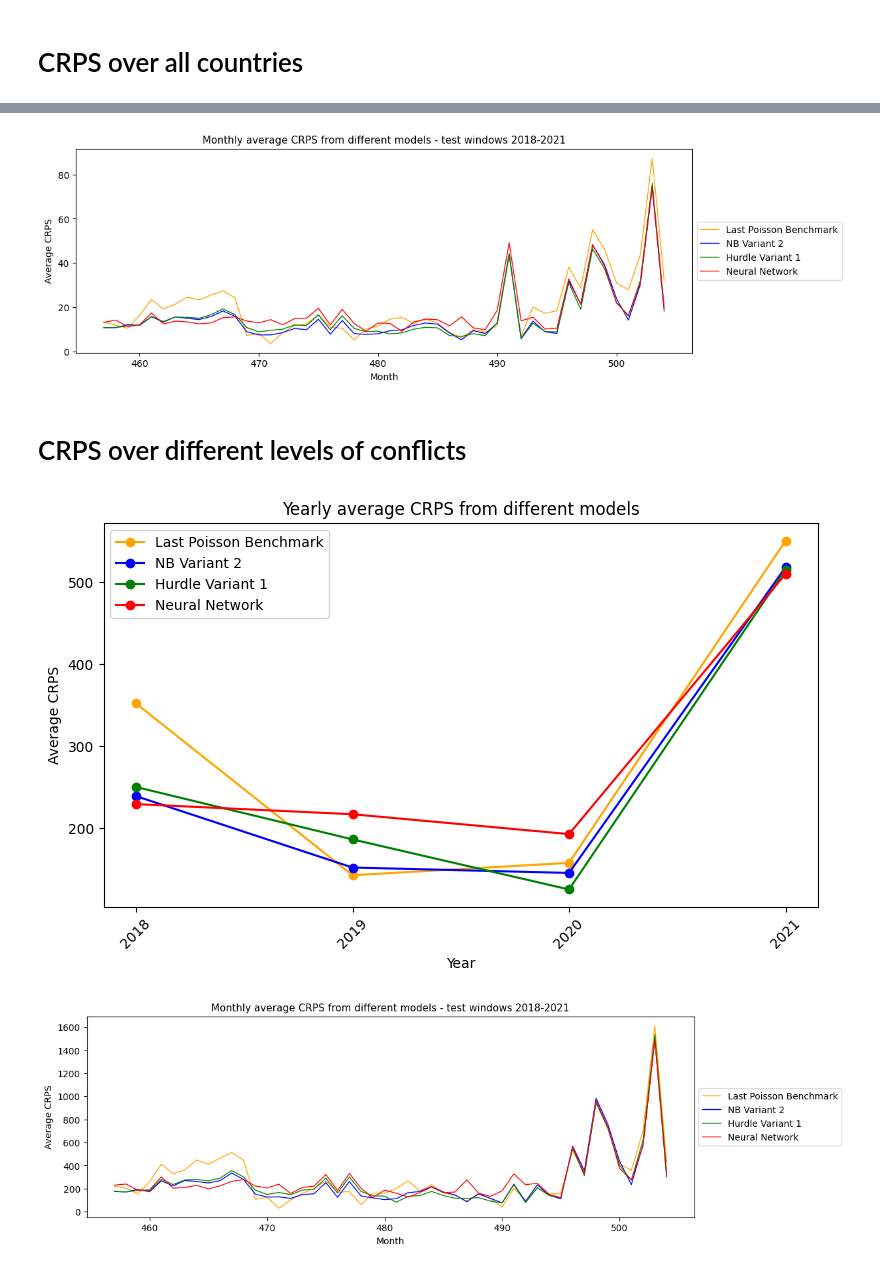
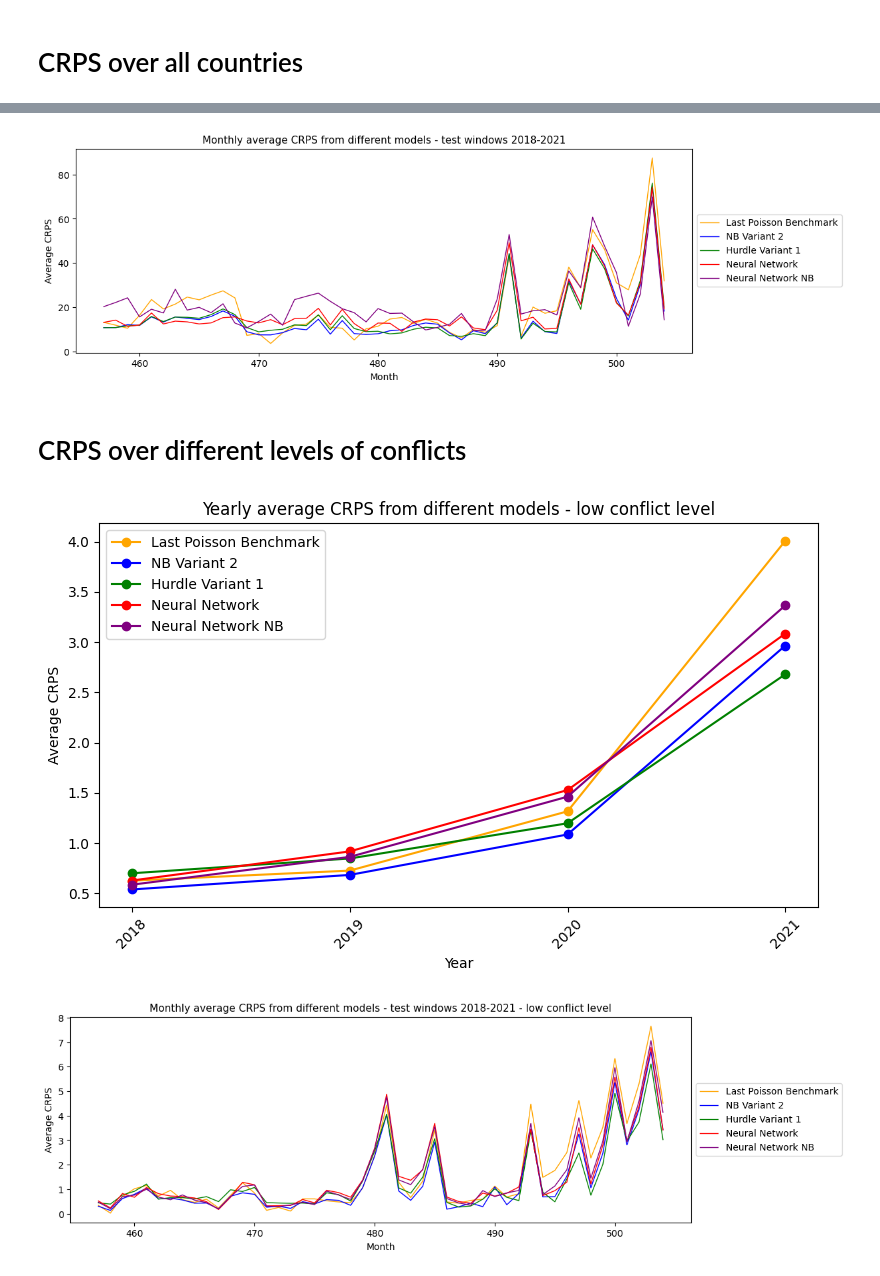
Before and after one commit to toboden/ConflictPredProbabilistic, a Jupyter notebook: plots_model_comp/prediction_plots.ipynb, the cells around one changed output, grey strips where cells are left out. Cells and saved outputs as stored; diff of their text form; code cells hidden in the pictures.

Commit message:
data

```diff
--- a/plots_model_comp/prediction_plots.ipynb
+++ b/plots_model_comp/prediction_plots.ipynb
@@ -579,7 +596,7 @@ last_poisson = crps_last_poisson
 nb_baseline = crps_nb_baseline
 hurdle_baseline = crps_hurdle_baseline
 nn = crps_nn
-#nn_negbin = crps_nn_negbin
+nn_negbin = crps_nn_negbin
 
 plt.figure(figsize=(12, 4))
 
@@ -588,7 +605,7 @@ plt.plot(months, last_poisson, color='orange', linewidth=1, label='Last Poisson
 plt.plot(months, nb_baseline, color='blue', linewidth=1, label='NB Variant 2')
 plt.plot(months, hurdle_baseline, color='green', linewidth=1, label='Hurdle Variant 1')
 plt.plot(months, nn, linewidth=1, color='red', label='Neural Network')
-#plt.plot(months, nn_negbin, linewidth=1, label='Neural Network NB')
+plt.plot(months, nn_negbin, linewidth=1, color='purple', label='Neural Network NB')
 
 plt.title('Monthly average CRPS from different models - test windows 2018-2021', fontsize=11, y=1)
 plt.xlabel('Month')
@@ -600,7 +617,7 @@ plt.legend(loc='center left', bbox_to_anchor=(1, 0.5))
 # Zeige das Diagramm
 plt.show()
 # %% [output]
-[figure, old version]
+[figure, new version]
 # %% [markdown]
 # CRPS over different levels of conflicts
 # %%
@@ -614,19 +631,19 @@ crps_last_poisson_low = []
 crps_nb_baseline_low = []
 crps_hurdle_baseline_low = []
 crps_nn_low = []
-#crps_nn_negbin_low = []
+crps_nn_negbin_low = []
 
 crps_last_poisson_middle = []
 crps_nb_baseline_middle = []
 crps_hurdle_baseline_middle = []
 crps_nn_middle = []
-#crps_nn_negbin_middle = []
+crps_nn_negbin_middle = []
 
 crps_last_poisson_high = []
 crps_nb_baseline_high = []
 crps_hurdle_baseline_high = []
 crps_nn_high = []
-#crps_nn_negbin_high = []
+crps_nn_negbin_high = []
 
 for year in actual_years:
     dataset_index = actual_years.index(year)
@@ -635,7 +652,7 @@ for year in actual_years:
     nb_baseline_data = prediction_data_list[dataset_index]['NB']
     hurdle_baseline_data = prediction_data_list[dataset_index]['Hurdle']
     nn_data = prediction_data_list[dataset_index]['NN']
-    # nn_negbin_data = prediction_data_list[dataset_index]['NNNegBin']
+    nn_negbin_data = prediction_data_list[dataset_index]['NNNegBin']
 
     actual_data = actuals_df_list[dataset_index]['data']
     actual_group = actual_data.groupby('country_id')
@@ -669,7 +686,7 @@ for year in actual_years:
             nb_baseline_empirical_distribution = nb_baseline_data.loc[(prediction_month,country),:].values.flatten()
             hurdle_baseline_empirical_distribution = hurdle_baseline_data.loc[(prediction_month,country),:].values.flatten()
             nn_empirical_distribution = nn_data.loc[(prediction_month,country),:].values.flatten()
-            #nn_negbin_empirical_distribution = nn_negbin_data.loc[(prediction_month,country),:].values.flatten()
+            nn_negbin_empirical_distribution = nn_negbin_data.loc[(prediction_month,country),:].values.flatten()
 
 
             if country in countries_with_low_conflict_list:
@@ -677,21 +694,21 @@ for year in actual_years:
                 mean_crps_nb_baseline_low.append(pscore(nb_baseline_empirical_distribution,y_true).compute()[0])
                 mean_crps_hurdle_baseline_low.append(pscore(hurdle_baseline_empirical_distribution,y_true).compute()[0])
                 mean_crps_nn_empirical_low.append(pscore(nn_empirical_distribution,y_true).compute()[0])
-                #mean_crps_nn_negbin_low.append(pscore(nn_negbin_empirical_distribution,y_true).compute()[0])
+                mean_crps_nn_negbin_low.append(pscore(nn_negbin_empirical_distribution,y_true).compute()[0])
 
             elif country in countries_with_middle_conflict_list:
                 mean_crps_last_poisson_middle.append(pscore(last_poisson_empirical_distribution,y_true).compute()[0])
                 mean_crps_nb_baseline_middle.append(pscore(nb_baseline_empirical_distribution,y_true).compute()[0])
                 mean_crps_hurdle_baseline_middle.append(pscore(hurdle_baseline_empirical_distribution,y_true).compute()[0])
                 mean_crps_nn_empirical_middle.append(pscore(nn_empirical_distribution,y_true).compute()[0])
-                #mean_crps_nn_negbin_middle.append(pscore(nn_negbin_empirical_distribution,y_true).compute()[0])
+                mean_crps_nn_negbin_middle.append(pscore(nn_negbin_empirical_distribution,y_true).compute()[0])
 
             elif country in countries_with_high_conflict_list:
                 mean_crps_last_poisson_high.append(pscore(last_poisson_empirical_distribution,y_true).compute()[0])
                 mean_crps_nb_baseline_high.append(pscore(nb_baseline_empirical_distribution,y_true).compute()[0])
                 mean_crps_hurdle_baseline_high.append(pscore(hurdle_baseline_empirical_distribution,y_true).compute()[0])
                 mean_crps_nn_empirical_high.append(pscore(nn_empirical_distribution,y_true).compute()[0])
-                #mean_crps_nn_negbin_high.append(pscore(nn_negbin_empirical_distribution,y_true).compute()[0])
+                mean_crps_nn_negbin_high.append(pscore(nn_negbin_empirical_distribution,y_true).compute()[0])
 
         month_list_plot.append(prediction_month)
 
@@ -699,38 +716,38 @@ for year in actual_years:
         crps_nb_baseline_low.append(np.mean(mean_crps_nb_baseline_low))
         crps_hurdle_baseline_low.append(np.mean(mean_crps_hurdle_baseline_low))
         crps_nn_low.append(np.mean(mean_crps_nn_empirical_low))
-        #crps_nn_negbin_low.append(np.mean(mean_crps_nn_negbin_low))
+        crps_nn_negbin_low.append(np.mean(mean_crps_nn_negbin_low))
 
         crps_last_poisson_middle.append(np.mean(mean_crps_last_poisson_middle))
         crps_nb_baseline_middle.append(np.mean(mean_crps_nb_baseline_middle))
         crps_hurdle_baseline_middle.append(np.mean(mean_crps_hurdle_baseline_middle))
         crps_nn_middle.append(np.mean(mean_crps_nn_empirical_middle))
-        #crps_nn_negbin_middle.append(np.mean(mean_crps_nn_negbin_middle))
+        crps_nn_negbin_middle.append(np.mean(mean_crps_nn_negbin_middle))
 
         crps_last_poisson_high.append(np.mean(mean_crps_last_poisson_high))
         crps_nb_baseline_high.append(np.mean(mean_crps_nb_baseline_high))
         crps_hurdle_baseline_high.append(np.mean(mean_crps_hurdle_baseline_high))
         crps_nn_high.append(np.mean(mean_crps_nn_empirical_high))
-        #crps_nn_negbin_high.append(np.mean(mean_crps_nn_negbin_high))
+        crps_nn_negbin_high.append(np.mean(mean_crps_nn_negbin_high))
 # %%
 crps_conflict_level = {'low':{'pois':crps_last_poisson_low,
                               'NB':crps_nb_baseline_low,
                               'Hurdle':crps_hurdle_baseline_low,
                               'NN':crps_nn_low,
-                              'NN_NegBin':0},
+                              'NN_NegBin':crps_nn_negbin_low},
                         'middle':{'pois':crps_last_poisson_middle,
                               'NB':crps_nb_baseline_middle,
                               'Hurdle':crps_hurdle_baseline_middle,
                               'NN':crps_nn_middle,
-                              'NN_NegBin':0},
+                              'NN_NegBin':crps_nn_negbin_middle},
                         'high':{'pois':crps_last_poisson_high,
                               'NB':crps_nb_baseline_high,
                               'Hurdle':crps_hurdle_baseline_high,
                               'NN':crps_nn_high,
-                              'NN_NegBin':0},
+                              'NN_NegBin':crps_nn_negbin_high},
                               }
 # %%
-conflict_level = 'high'
+conflict_level = 'low'
 
 crps_by_year = {
     '2018': [],
@@ -747,7 +764,7 @@ for i in range(len(crps_by_year)):
     crps_by_year[Keys_crps_by_year[i]].append(np.mean(crps_conflict_level[conflict_level]['NB'][index_list[i][0]:index_list[i][1]]))
     crps_by_year[Keys_crps_by_year[i]].append(np.mean(crps_conflict_level[conflict_level]['Hurdle'][index_list[i][0]:index_list[i][1]]))
     crps_by_year[Keys_crps_by_year[i]].append(np.mean(crps_conflict_level[conflict_level]['NN'][index_list[i][0]:index_list[i][1]]))
-    #crps_by_year[Keys_crps_by_year[i]].append(np.mean(crps_conflict_level[conflict_level]['NN_NegBin'][index_list[i][0]:index_list[i][1]]))
+    crps_by_year[Keys_crps_by_year[i]].append(np.mean(crps_conflict_level[conflict_level]['NN_NegBin'][index_list[i][0]:index_list[i][1]]))
 
 import matplotlib.pyplot as plt
 
@@ -756,22 +773,21 @@ methoden = [
     'Last Poisson Benchmark',
     'NB Variant 2',
     'Hurdle Variant 1',
-    'Neural Network'
-    #,
-    #'Neural Network NB'
+    'Neural Network',
+    'Neural Network NB'
 ]
 
 # Plot erstellen
 plt.figure(figsize=(8, 5))
 
-colors = ['orange','blue','green','red']
+colors = ['orange','blue','green','red','purple']
 
 # Für jede Methode eine Linie zeichnen
 for i, methode in enumerate(methoden):
     plt.plot(crps_by_year.keys(), [crps_by_year[jahr][i] for jahr in crps_by_year.keys()], marker='o', label=methode, color=colors[i])
 
 # Titel und Achsenbeschriftungen
-plt.title('Yearly average CRPS from different models')
+plt.title('Yearly average CRPS from different models - '  + str(conflict_level) + ' conflict level')
 plt.xlabel('Year')
 plt.ylabel('Average CRPS')
 
@@ -783,39 +799,39 @@ plt.xticks(rotation=45)
 plt.tight_layout()
 plt.show()
 # %% [output]
-[figure, old version]
+[figure, new version]
 # %%
 import matplotlib.pyplot as plt
 from matplotlib.lines import Line2D
 import numpy as np
 
-conflict_level = 'high'
+conflict_level = 'low'
 
 months = month_list_plot
 
 last_poisson = crps_conflict_level[conflict_level]['pois']
 nb_baseline = crps_conflict_level[conflict_level]['NB']
 hurdle_baseline = crps_conflict_level[conflict_level]['Hurdle']
 nn = crps_conflict_level[conflict_level]['NN']
-#nn_negbin = crps_conflict_level[conflict_level]['NN_NegBin']
+nn_negbin = crps_conflict_level[conflict_level]['NN_NegBin']
 
 plt.figure(figsize=(12, 4))
 
 # Erzeuge das Liniendiagramm
 plt.plot(months, last_poisson, color='orange', linewidth=1, label='Last Poisson Benchmark')
 plt.plot(months, nb_baseline, color='blue', linewidth=1, label='NB Variant 2')
 plt.plot(months, hurdle_baseline, color='green', linewidth=1, label='Hurdle Variant 1')
 plt.plot(months, nn, linewidth=1, color='red', label='Neural Network')
-#plt.plot(months, nn_negbin, linewidth=1, label='Neural Network NB')
+plt.plot(months, nn_negbin, linewidth=1, color='purple', label='Neural Network NB')
 
-plt.title('Monthly average CRPS from different models - test windows 2018-2021', fontsize=11, y=1)
+plt.title('Monthly average CRPS from different models - test windows 2018-2021 - ' + str(conflict_level) + ' conflict level', fontsize=11, y=1)
 plt.xlabel('Month')
 plt.ylabel('Average CRPS')
 
 # Fasse die Quantile zu einem Eintrag in der Legende zusammen und platziere sie rechts
 plt.legend(loc='center left', bbox_to_anchor=(1, 0.5))
 
 # Zeige das Diagramm
 plt.show()
 # %% [output]
-[figure, old version]
+[figure, new version]
```
Also changed, not shown: parts of 7 cells of this notebook, 6 other files.
